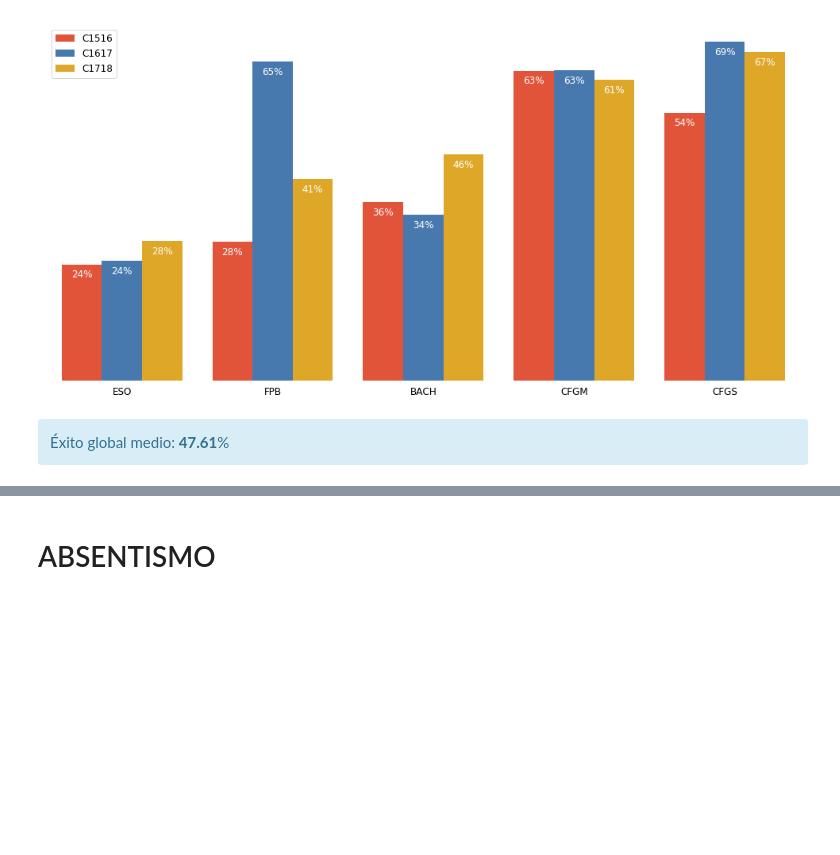
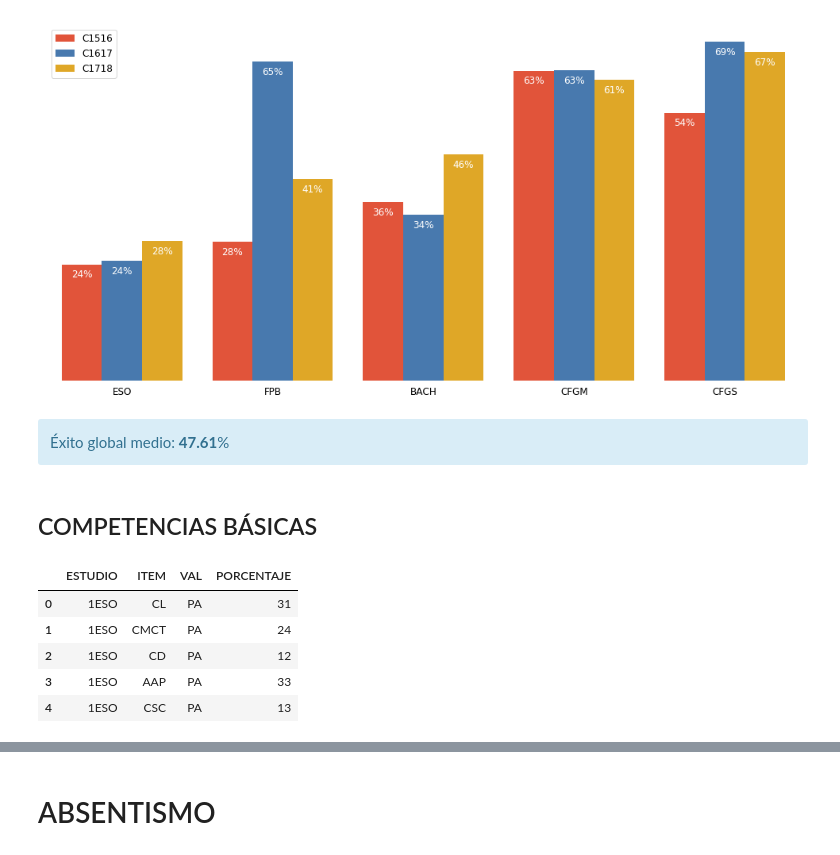
Before and after one commit to iespuertodelacruz/analitica, a Jupyter notebook: C1718/E2.ipynb, the cells around one changed output, grey strips where cells are left out. Cells and saved outputs as stored; diff of their text form; code cells hidden in the pictures; blank space fills up the shorter version.

Commit message:
Add basic competences analysis

```diff
--- a/C1718/E2.ipynb
+++ b/C1718/E2.ipynb
@@ -174,3 +174,66 @@ display(HTML(f"""
 """))
 # %% [output]
 Éxito global medio: 47.61%
+# %% [markdown]
+## COMPETENCIAS BÁSICAS
+# %%
+COMPETENCE_CRITERIA = {
+    "PA-%": "PA",
+    "AD-%": "AD",
+    "MA-%": "MA",
+    "EX-%": "EX"
+}
+
+STUDIES = {
+    "1º Educación Secundaria Obligatoria (LOMCE)": "1ESO",
+    "2º Educación Secundaria Obligatoria (LOMCE)": "2ESO",
+    "3º Educación Secundaria Obligatoria (LOMCE)": "3ESO",
+    "4º Educación Secundaria Obligatoria (LOMCE)": "4ESO",
+    "Primer curso del Programa de Mejora del Aprendizaje y el Rendimiento (LOMCE)": "1PMAR",
+    "Segundo curso del Programa de Mejora del Aprendizaje y el Rendimiento (LOMCE)": "2PMAR"
+}
+
+COMPETENCE_ITEMS = {
+    "Comunicación lingüística": "CL",
+    "Competencia matemática y competencias básicas en ciencia y tecnología": "CMCT",
+    "Competencia digital": "CD",
+    "Aprender a aprender": "AAP",
+    "Competencias sociales y cívicas": "CSC",
+    "Sentido de iniciativa y espíritu emprendedor": "SIEE",
+    "Conciencia y expresiones culturales": "CEC"
+}
+
+def reproduce_ccbb(df):
+    ccbbs = list(CCBBs.values())
+    c = 0
+    for idx, _ in df.iterrows():
+        ccbb = ccbbs[c]
+        df.loc[idx, "VAL"] = ccbb
+        df.loc[idx, "PORCENTAJE"] = df.loc[idx, ccbb]
+        c += 1
+    return df
+
+# dataframe of basic competences
+filename = f"{labels[-1]}E{evaluation}_ESO_CCBB.csv"
+df_bc = pd.read_csv(os.path.join("../data", filename),
+                      encoding="cp1252", sep=";", skipfooter=9, engine="python")
+df_bc = df_bc[df_bc["GRUPO"] == "TOTAL ESTUDIO"]
+df_bc = df_bc.rename(columns=COMPETENCE_CRITERIA)
+df_bc = df_bc[["ESTUDIO", "ITEM", *COMPETENCE_CRITERIA.values()]]
+df_bc["ESTUDIO"].replace(STUDIES, inplace=True)
+df_bc["ITEM"].replace(COMPETENCE_ITEMS, inplace=True)
+df_bc["VAL"] = None
+df_bc["PORCENTAJE"] = None
+
+# fill VAL and TOTAL columns
+df_bc = pd.concat([df_bc]*4, ignore_index=True).groupby(["ESTUDIO", "ITEM"]).apply(reproduce_ccbb)
+df_bc.drop(COMPETENCE_CRITERIA.values(), axis=1, inplace=True)
+
+df_bc.head()
+# %% [output]
+|  | ESTUDIO | ITEM | VAL | PORCENTAJE |
+| 0 | 1ESO | CL | PA | 31 |
+| 1 | 1ESO | CMCT | PA | 24 |
+| 2 | 1ESO | CD | PA | 12 |
+| 3 | 1ESO | AAP | PA | 33 |
+| 4 | 1ESO | CSC | PA | 13 |
```
Also changed, not shown: parts of 1 cell of this notebook.
